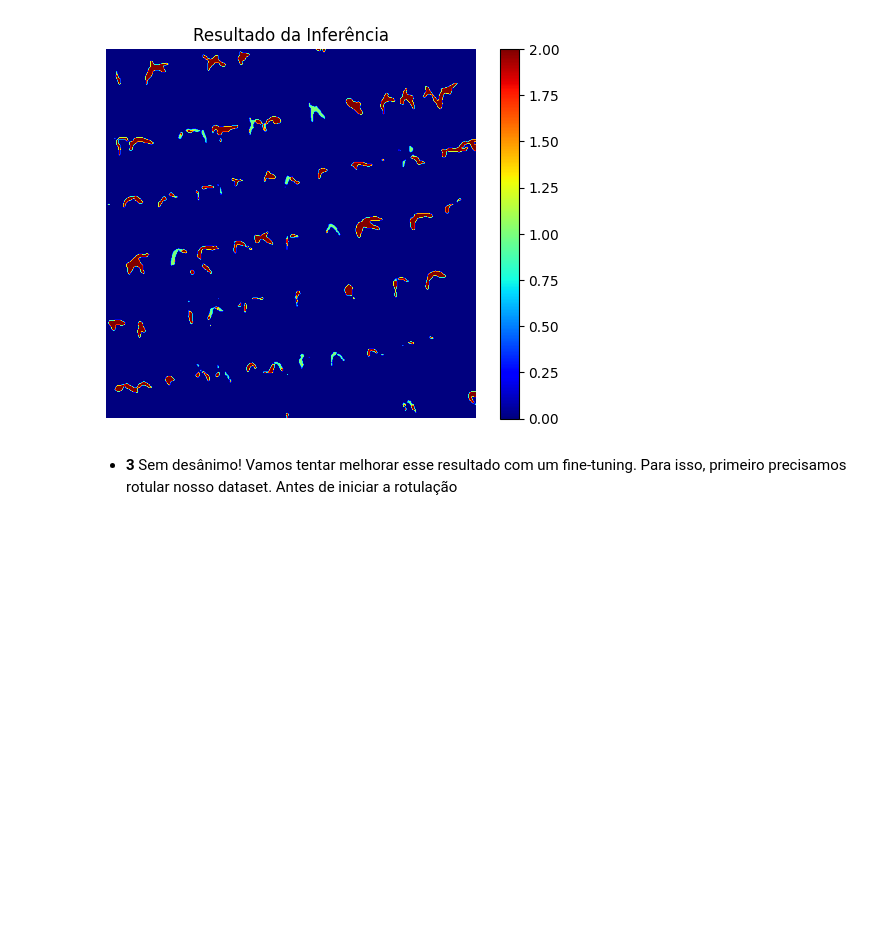
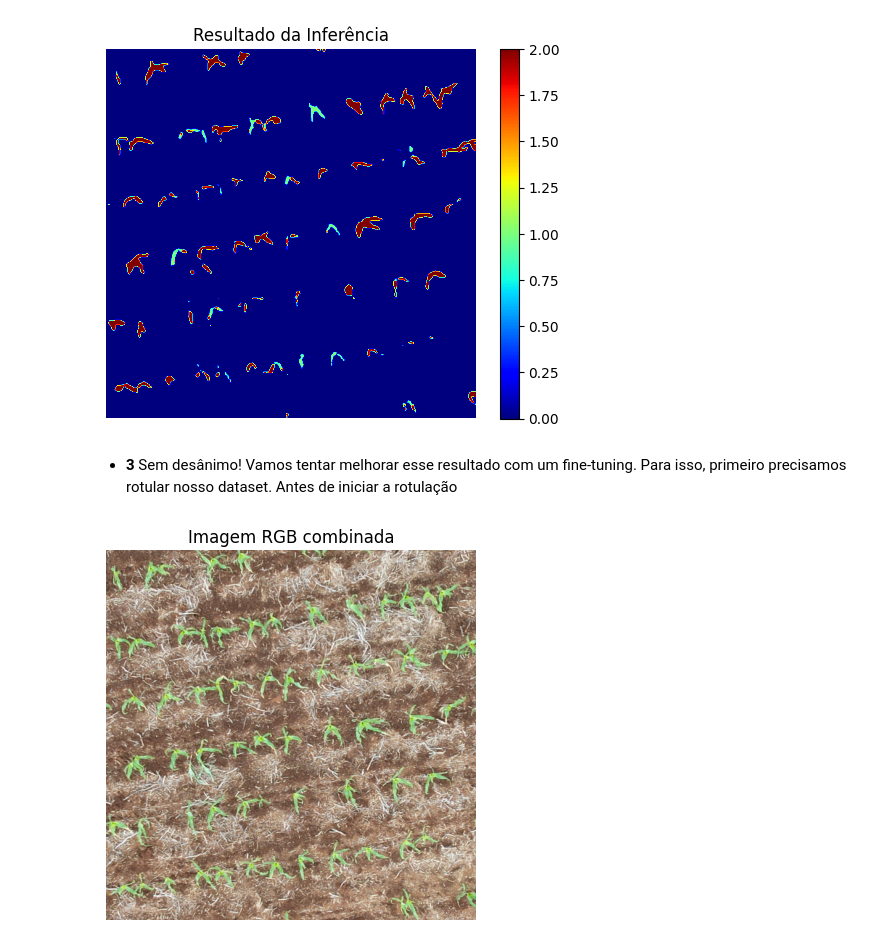
Before and after one commit to AngeloDev-New/IC_Milho_Acompanhamento, a Jupyter notebook: primeirosPassos.ipynb, the cells around one changed output. Drawn from its saved outputs; the diff is of its cells as text; code cells hidden in the pictures; blank space fills up the shorter version.

```diff
--- a/primeirosPassos.ipynb
+++ b/primeirosPassos.ipynb
@@ -316,3 +300,32 @@ Valores mínimos e máximos: -10.254091 10.144181
 [figure]
 # %% [markdown]
 * **3** Sem desânimo! Vamos tentar melhorar esse resultado com um fine-tuning. Para isso, primeiro precisamos rotular nosso dataset. Antes de iniciar a rotulação
+# %%
+import cv2
+import matplotlib.pyplot as plt
+def flattenImage(pathR,pathG,pathB):
+    image_R = cv2.imread(pathR, cv2.IMREAD_GRAYSCALE)
+    image_G = cv2.imread(pathG, cv2.IMREAD_GRAYSCALE)
+    image_B = cv2.imread(pathB, cv2.IMREAD_GRAYSCALE)
+    if image_R is None or image_G is None or image_B is None:
+        raise ValueError("Erro ao carregar uma ou mais imagens.")
+
+    # Combinar as imagens R, G, B em um array de 3 canais
+    rgb_image = cv2.merge([image_R, image_G, image_B])  # Junta os canais para formar uma imagem RGB
+
+    # Exibir a imagem RGB combinada
+    # rgb_image = cv2.cvtColor(bgr_image, cv2.COLOR_BGR2RGB)
+    return rgb_image
+
+if __name__ == '__main__':
+    rgb_image = flattenImage(
+    './imgs/pngs/Pinhao_28800_2400_48X4R.png',
+    './imgs/pngs/Pinhao_28800_2400_48X4G.png',
+    './imgs/pngs/Pinhao_28800_2400_48X4B.png',
+    )
+    plt.imshow(rgb_image)
+    plt.title('Imagem RGB combinada')
+    plt.axis('off')
+    plt.show()
+# %% [output]
+[figure, added]
```
Also changed, not shown: parts of 4 cells of this notebook.
